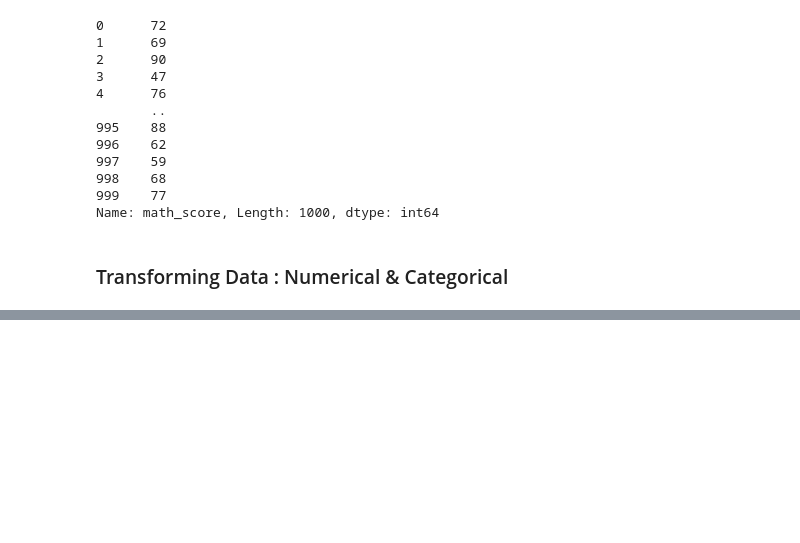
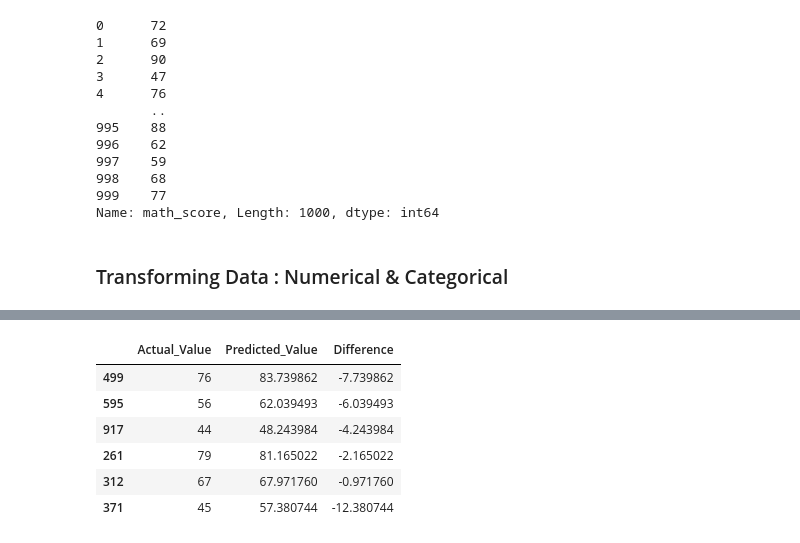
Before and after one commit to abhinav-ag-gupta/ml-project, a Jupyter notebook: notebook/data/Model_training.ipynb, the cells around one changed output, grey strips where cells are left out. Drawn from its saved outputs; the diff is of its cells as text; code cells hidden in the pictures; blank space fills up the shorter version.

```diff
--- a/notebook/data/Model_training.ipynb
+++ b/notebook/data/Model_training.ipynb
@@ -75,0 +201,12 @@ preprocessor = ColumnTransformer(
+# %%
+pred_df = pd.DataFrame({'Actual_Value':y_test, 'Predicted_Value':y_pred,'Difference':y_test-y_pred})
+# %%
+pred_df.sample(6)
+# %% [output]
+|  | Actual_Value | Predicted_Value | Difference |
+| 499 | 76 | 83.739862 | -7.739862 |
+| 595 | 56 | 62.039493 | -6.039493 |
+| 917 | 44 | 48.243984 | -4.243984 |
+| 261 | 79 | 81.165022 | -2.165022 |
+| 312 | 67 | 67.971760 | -0.971760 |
+| 371 | 45 | 57.380744 | -12.380744 |
```
Also changed, not shown: parts of 13 cells of this notebook, 9 other files.
